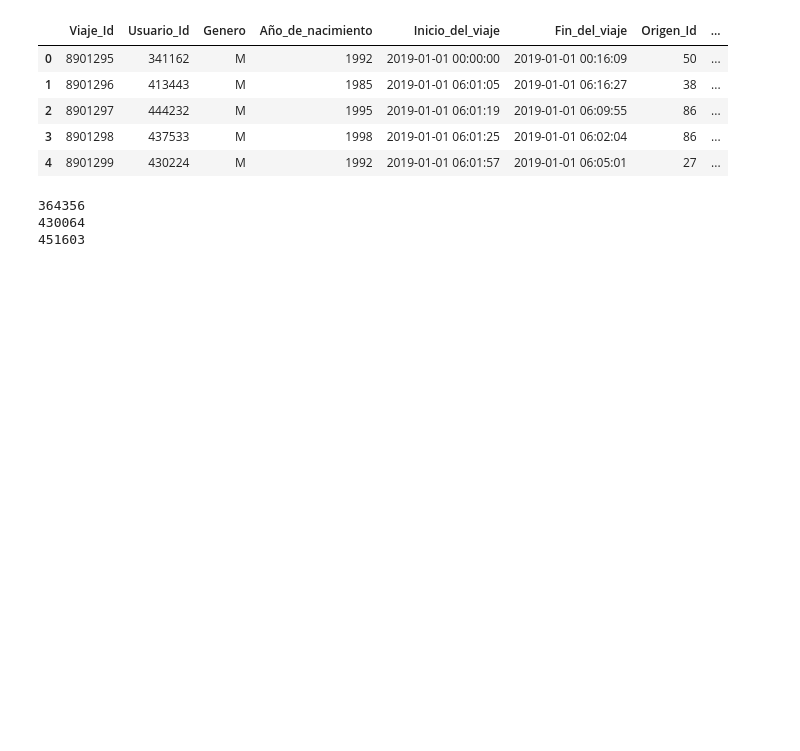
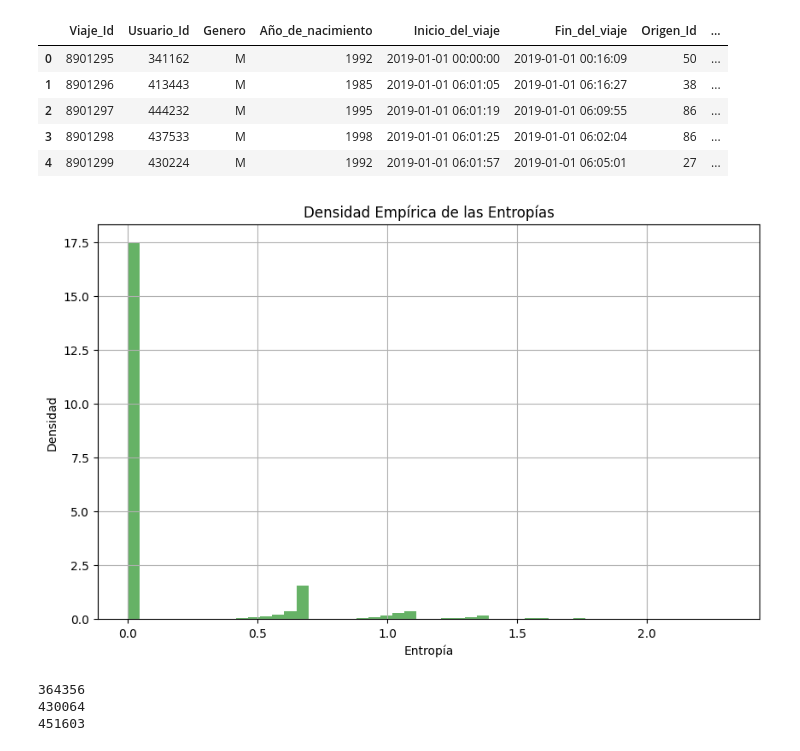
Before and after one commit to angelmdezhdez/thesis, a Jupyter notebook: compactness.ipynb, the cells around one changed output. Cells and saved outputs as stored; diff of their text form; code cells hidden in the pictures; blank space fills up the shorter version.

```diff
--- a/compactness.ipynb
+++ b/compactness.ipynb
@@ -155,6 +155,22 @@ def compute_compactness(counter_user, st):
 # %%
 users_counts = data['Usuario_Id'].value_counts()
 users = users_counts.index.tolist()
+# %%
+entropies = []
+for user in users:
+    data_user = data[data['Usuario_Id'] == user]
+    counter_user = count_trips_mibici(data_user)
+    entropies.append(compute_entropy(counter_user))
+# %%
+plt.figure(figsize=(10, 6))
+plt.hist(entropies, bins=50, density=True, alpha=0.6, color='g')
+plt.xlabel('Entropía')
+plt.ylabel('Densidad')
+plt.title('Densidad Empírica de las Entropías')
+plt.grid()
+plt.show()
+# %% [output]
+[figure, added]
 # %%
 plt.figure(figsize=(15,10))
 for user in users:
```
Also changed, not shown: parts of 2 cells of this notebook.
